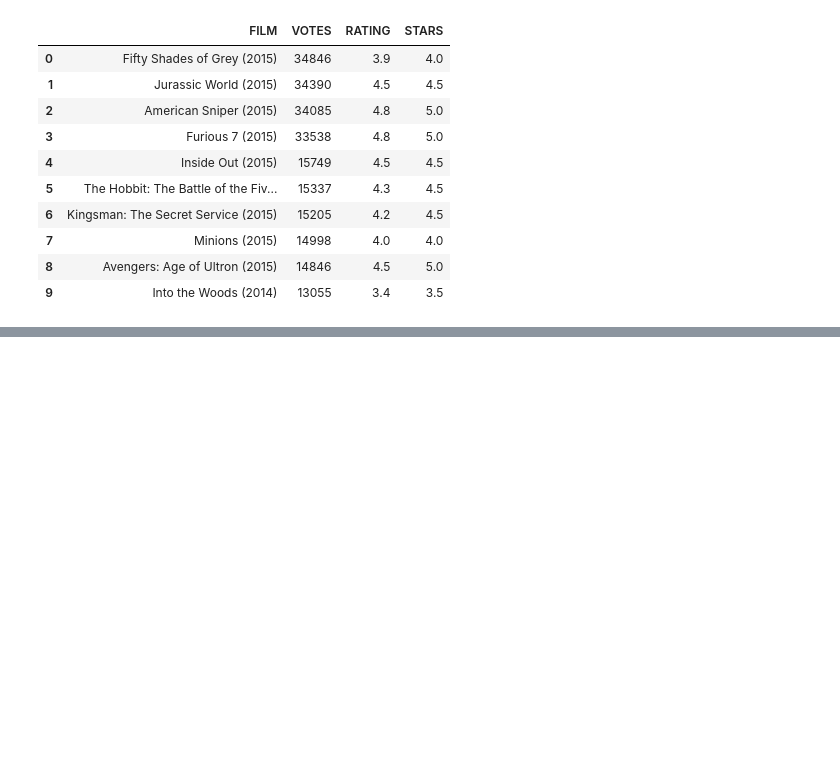
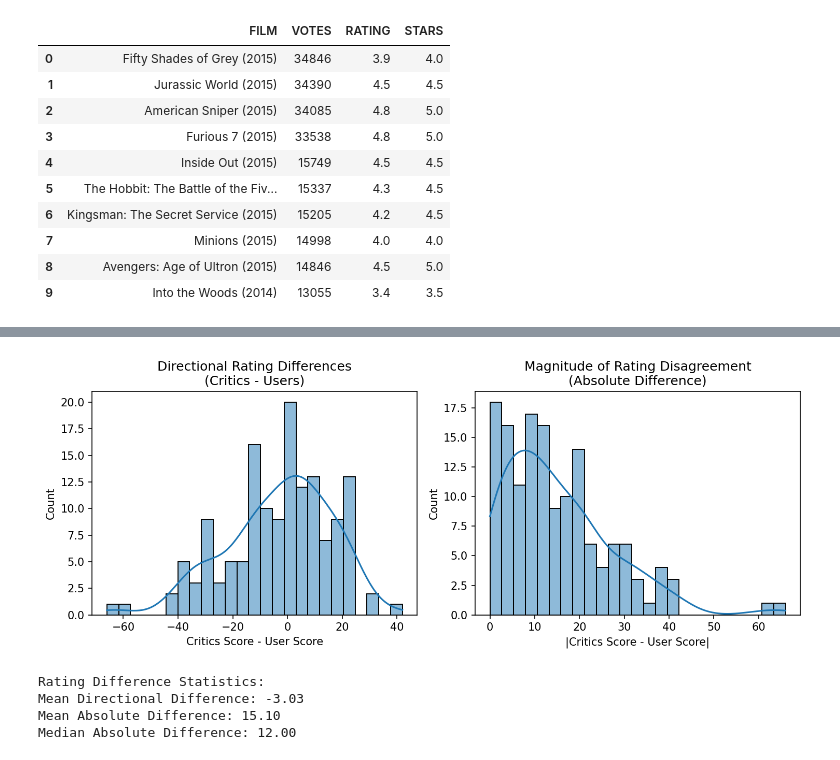
Before and after one commit to dr-ridwanoladipo/movie_metrics_dashboard, a Jupyter notebook: movie_ratings.ipynb, the cells around one changed output, grey strips where cells are left out. Cells and saved outputs as stored; diff of their text form; code cells hidden in the pictures; blank space fills up the shorter version.

```diff
--- a/movie_ratings.ipynb
+++ b/movie_ratings.ipynb
@@ -170,0 +304,39 @@ Top 10 Movies by Vote Count:
+# %%
+# Calculate and analyze RT rating differences
+all_sites['Rotten_Diff'] = all_sites['RottenTomatoes'] - all_sites['RottenTomatoes_User']
+
+# Visualize RT rating differences
+plt.figure(figsize=(10,4),dpi=150)
+
+# Create subplot for directional differences
+plt.subplot(1, 2, 1)
+sns.histplot(data=all_sites, x='Rotten_Diff', kde=True, bins=25)
+plt.title('Directional Rating Differences\n(Critics - Users)')
+plt.xlabel('Critics Score - User Score')
+plt.ylabel('Count')
+
+# Create subplot for absolute differences
+plt.subplot(1, 2, 2)
+sns.histplot(x=all_sites['Rotten_Diff'].abs(), bins=25, kde=True)
+plt.title('Magnitude of Rating Disagreement\n(Absolute Difference)')
+plt.xlabel('|Critics Score - User Score|')
+plt.ylabel('Count')
+
+plt.tight_layout()
+plt.show()
+
+# Calculate and display summary statistics
+mean_diff = all_sites['Rotten_Diff'].mean()
+mean_abs_diff = all_sites['Rotten_Diff'].abs().mean()
+median_abs_diff = all_sites['Rotten_Diff'].abs().median()
+
+print("\nRating Difference Statistics:")
+print(f"Mean Directional Difference: {mean_diff:.2f}")
+print(f"Mean Absolute Difference: {mean_abs_diff:.2f}")
+print(f"Median Absolute Difference: {median_abs_diff:.2f}")
+# %% [output]
+[figure, added]
+Rating Difference Statistics:
+Mean Directional Difference: -3.03
+Mean Absolute Difference: 15.10
+Median Absolute Difference: 12.00
```
Also changed, not shown: parts of 8 cells of this notebook.
